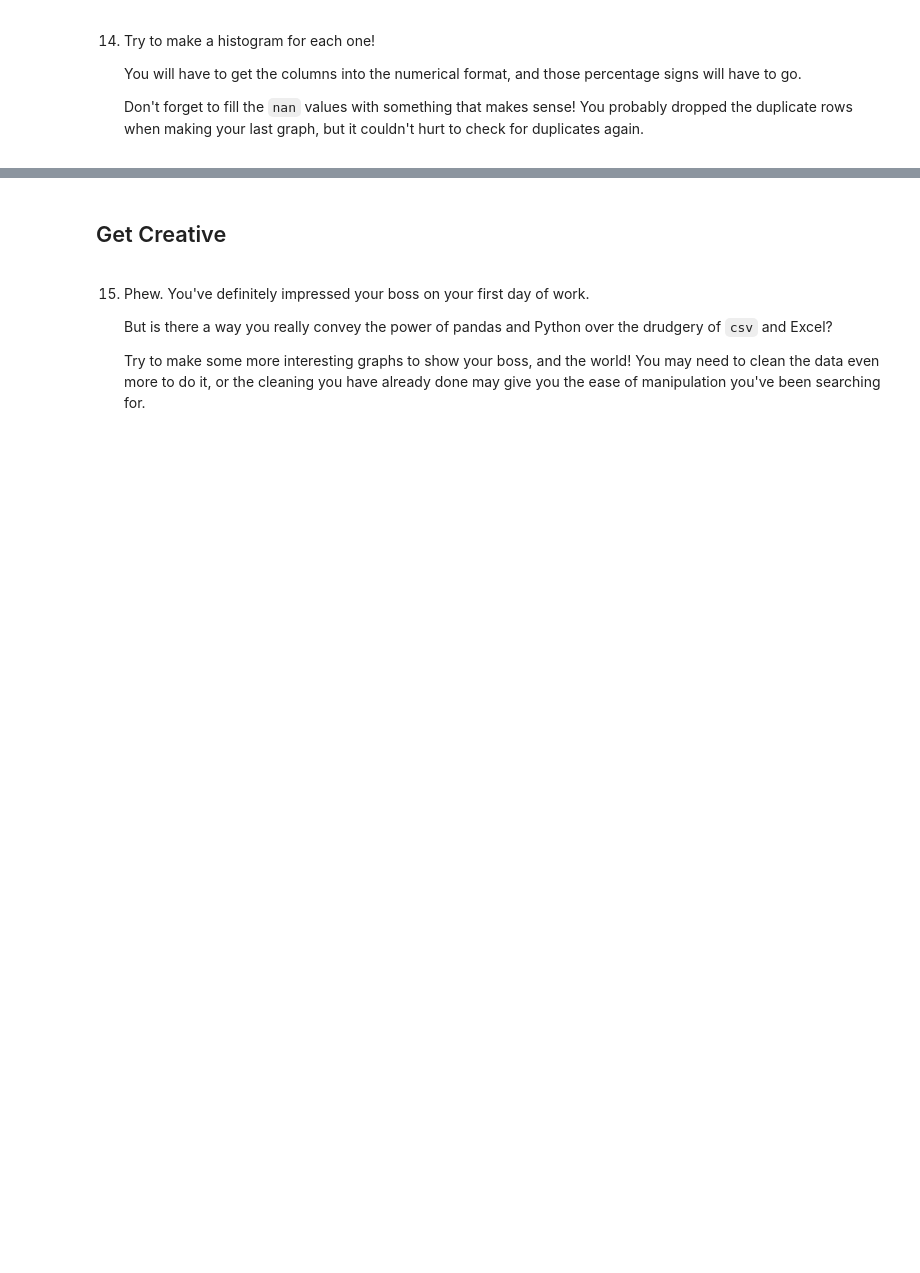
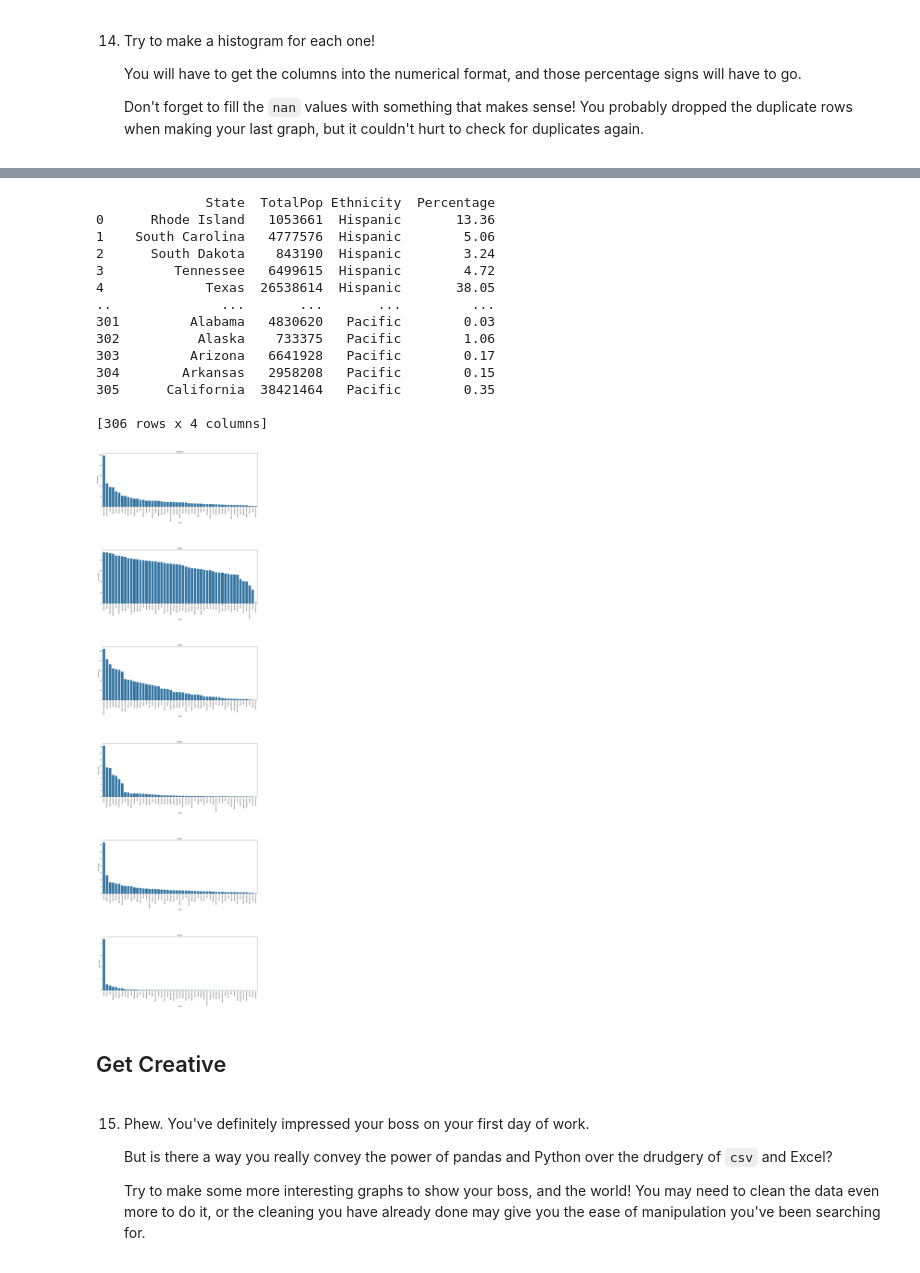
Before and after one commit to Pouria-Zarrin/Cleaning-US-Census-Data, a Jupyter notebook: Cleaning US Census Data.ipynb, the cells around one changed output, grey strips where cells are left out. Drawn from its saved outputs; the diff is of its cells as text; code cells hidden in the pictures; blank space fills up the shorter version.

Commit message:
each race plotted

```diff
--- a/Cleaning US Census Data.ipynb
+++ b/Cleaning US Census Data.ipynb
@@ -250,3 +225,0 @@ dtype: bool
-# %%
-df = df.drop_duplicates()
-df.duplicated()
@@ -379,3 +297,63 @@ df_melted.head(50)
+# %%
+# hispanics = df_melted[df_melted['Ethnicity'] == 'Hispanic']
+# fig, ax = plt.subplots(figsize = (20,10))
+# sns.barplot(x = 'State' , y = 'Percentage' , data=hispanics)
+# ax.set_title('hispanics')
+# ax.set_xticklabels(df_melted['State'], rotation=90)
+
+print (df_melted)
+
+fig, axes = plt.subplots(6, 1, figsize=(20, 70))
+
+plt.subplots_adjust(hspace=0.8)
+
+# Flatten the axes array for easy iteration
+axes = axes.flatten()
+ethnicity_list = list(df_melted['Ethnicity'].unique())
+
+for i in range(len(ethnicity_list)):
+    current_ethnicity = df_melted[df_melted['Ethnicity'] == ethnicity_list[i]]
+    current_ethnicity_sorted = current_ethnicity.sort_values(by='Percentage', ascending=False)
+    sns.barplot(ax=axes[i], x=current_ethnicity_sorted['State'], y=current_ethnicity_sorted['Percentage'])
+    axes[i].set_title(ethnicity_list[i])
+    axes[i].set_xticklabels(current_ethnicity_sorted['State'], rotation=90)
+
+
+
+
+
+
+# fig, axes = plt.subplots(6, 1, figsize=(20, 10))
+
+# # Flatten the axes array for easy iteration
+# axes = axes.flatten()
+
+# # Plot each state's bar plot in the corresponding subplot
+# for i, state in enumerate(df['State']):
+#     current_state = df_melted[df_melted['State'] == state]
+#     sns.barplot(ax=axes[i], x=current_state['Ethnicity'], y=current_state['Percentage'])
+#     axes[i].set_title(state)
+#     axes[i].set_xticklabels(current_state['Ethnicity'], rotation=45)
+
+# # Hide any remaining empty subplots
+# for j in range(i + 1, len(axes)):
+#     fig.delaxes(axes[j])
+# %% [output]
+              State  TotalPop Ethnicity  Percentage
+0      Rhode Island   1053661  Hispanic       13.36
+1    South Carolina   4777576  Hispanic        5.06
+2      South Dakota    843190  Hispanic        3.24
+3         Tennessee   6499615  Hispanic        4.72
+4             Texas  26538614  Hispanic       38.05
+..              ...       ...       ...         ...
+301         Alabama   4830620   Pacific        0.03
+302          Alaska    733375   Pacific        1.06
+303         Arizona   6641928   Pacific        0.17
+304        Arkansas   2958208   Pacific        0.15
+305      California  38421464   Pacific        0.35
+
+[306 rows x 4 columns]
+[figure, added]
 # %% [markdown]
 ## Get Creative
 # %% [markdown]
```
Also changed, not shown: parts of 6 cells of this notebook.
